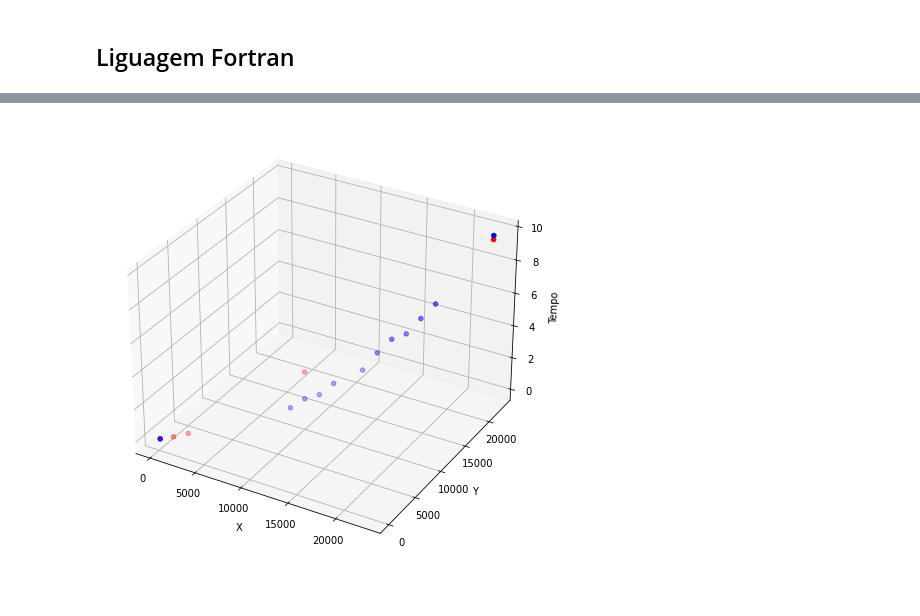
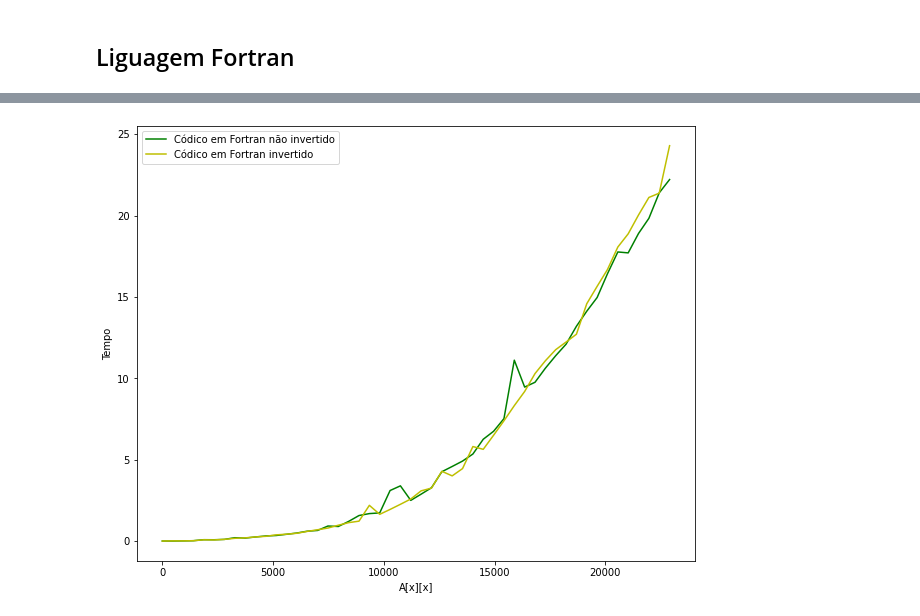
Before and after one commit to YasminForestti/Computacao-de-alto-desempenho, a Jupyter notebook: Grafico.ipynb, the cells around one changed output, grey strips where cells are left out. Cells and saved outputs as stored; diff of their text form; code cells hidden in the pictures.

```diff
--- a/Grafico.ipynb
+++ b/Grafico.ipynb
@@ -66,11 +89,18 @@ data2.head()
-# %%
-fig = plt.figure(figsize=(10, 8))
-ax = fig.add_subplot(111, projection='3d')
-ax.scatter(data1['x'], data1['y'], data1['tempo'], c='r', marker='o')
-ax.scatter(data2['x'], data2['y'], data2['tempo'], c='b', marker='o')
-ax.set_xlabel('X')
-ax.set_ylabel('Y')
-ax.set_zlabel('Tempo')
-plt.show()
-# %% [output]
-[figure, removed]
+# %%
+f_1_f = interp1d(x_1, y_1, kind='quadratic',axis = -1)
+x_new_1_f = np.linspace(x_1.min(), x_1.max(), endpoint=True)
+f_2_f = interp1d(x_2, y_2, kind='quadratic',axis = -1)
+x_new_2_f = np.linspace(x_2.min(), x_2.max(), endpoint=True)
+# %%
+fig = plt.figure(figsize=(10, 8))
+
+plt.plot(x_new_1_f, f_1_f(x_new_1_f) , '-', c = 'g',label = 'Códico em Fortran não invertido')
+plt.plot(x_new_2_f, f_2_f(x_new_2_f) , '-', c = 'y',label = 'Códico em Fortran invertido')
+
+plt.legend()
+
+plt.xlabel('A[x][x]')
+plt.ylabel('Tempo')
+plt.show()
+# %% [output]
+[figure, added]
```
Also changed, not shown: parts of 10 cells of this notebook, 3 other files.
